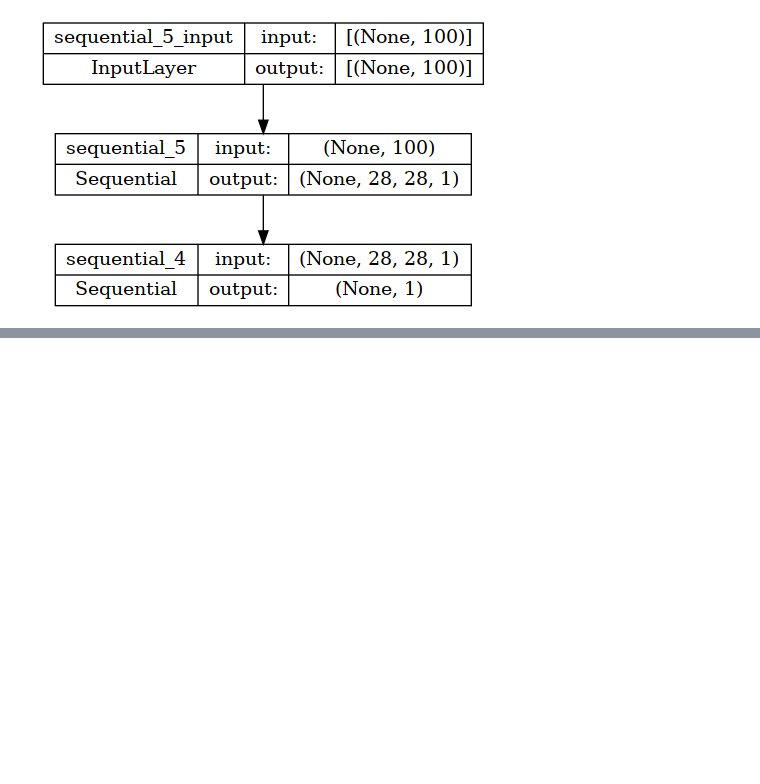
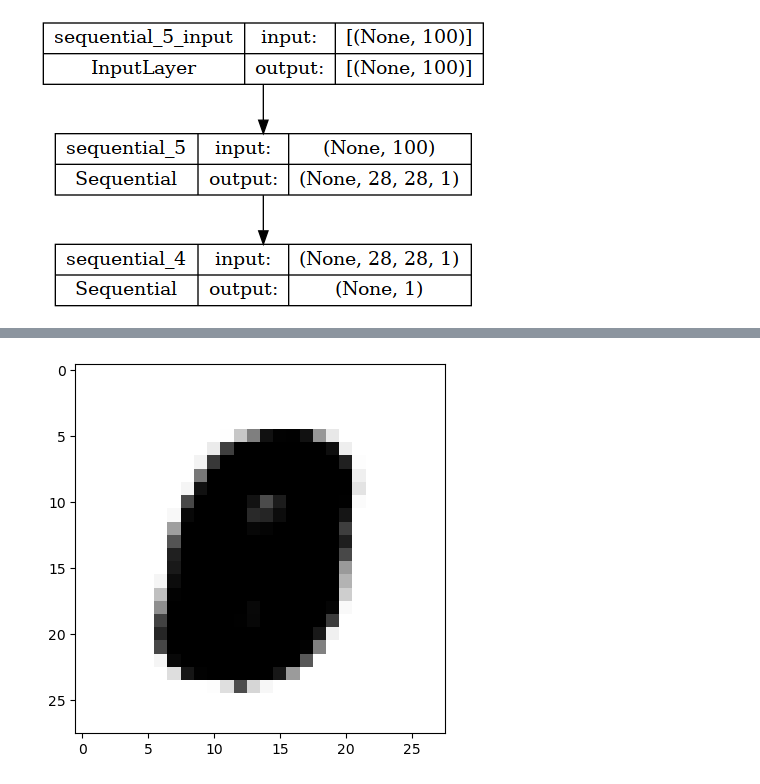
Before and after one commit to xingstar97/2020-CS109B, a Jupyter notebook: content/labs/lab10/notebook/mnist.ipynb, the cells around one changed output, grey strips where cells are left out. Cells and saved outputs as stored; diff of their text form; code cells hidden in the pictures; blank space fills up the shorter version.

```diff
--- a/content/labs/lab10/notebook/mnist.ipynb
+++ b/content/labs/lab10/notebook/mnist.ipynb
@@ -567,10 +578,10 @@ OSError: No file or directory found at generator_model_100.h5
 # %%
 # example of generating an image for a specific point in the latent space
-from keras.models import load_model
+from tensorflow.keras.models import load_model
 from numpy import asarray
 from matplotlib import pyplot
 # load model
-model = load_model('generator_model_100.h5')
+model = g_model
 # all 0s
 vector = asarray([[0.0 for _ in range(100)]])
 # generate image
@@ -582,0 +594 @@ OSError: No file or directory found at generator_model_100.h5
+[figure, added]
```
Also changed, not shown: parts of 10 cells of this notebook, 9 other files.
